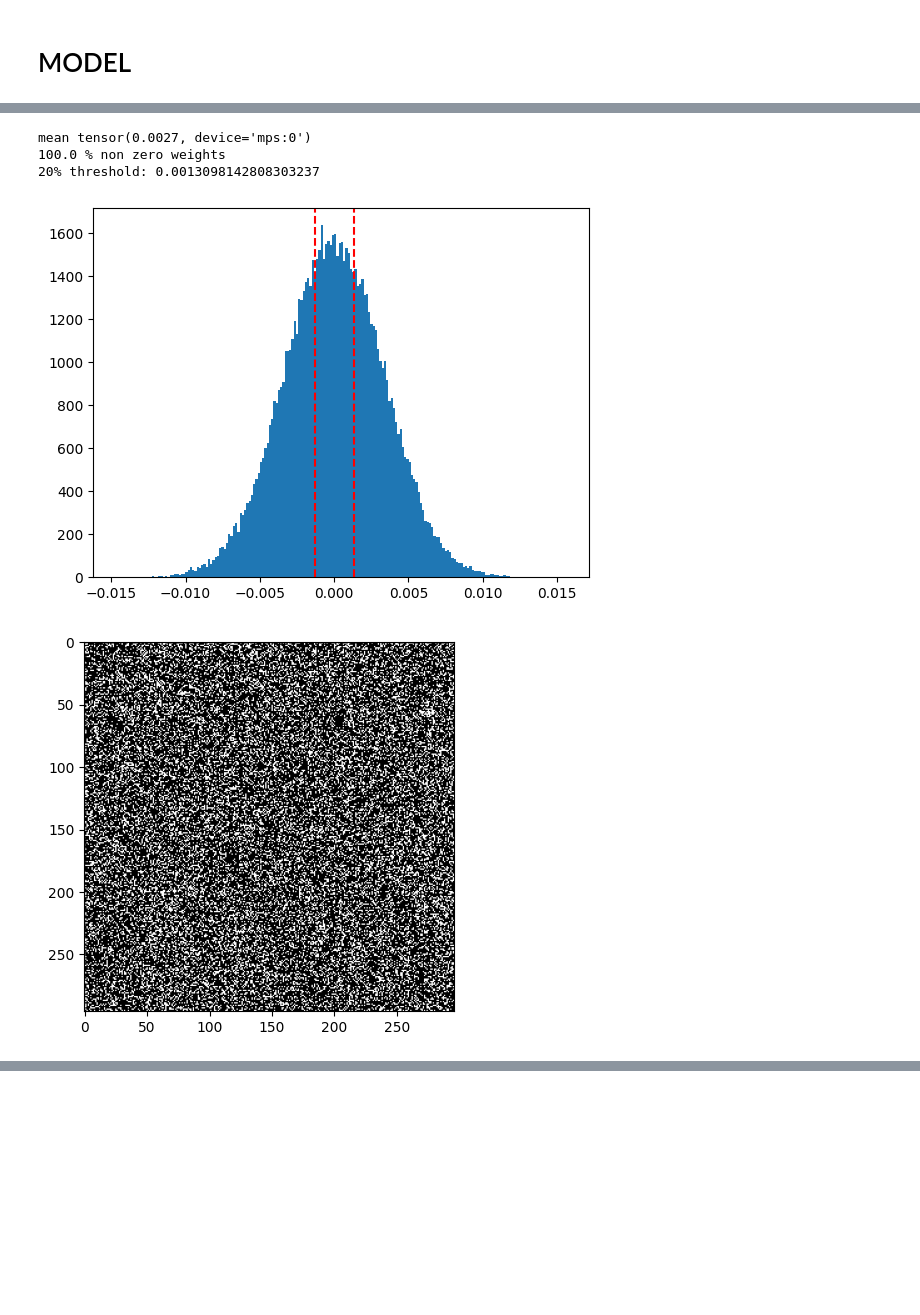
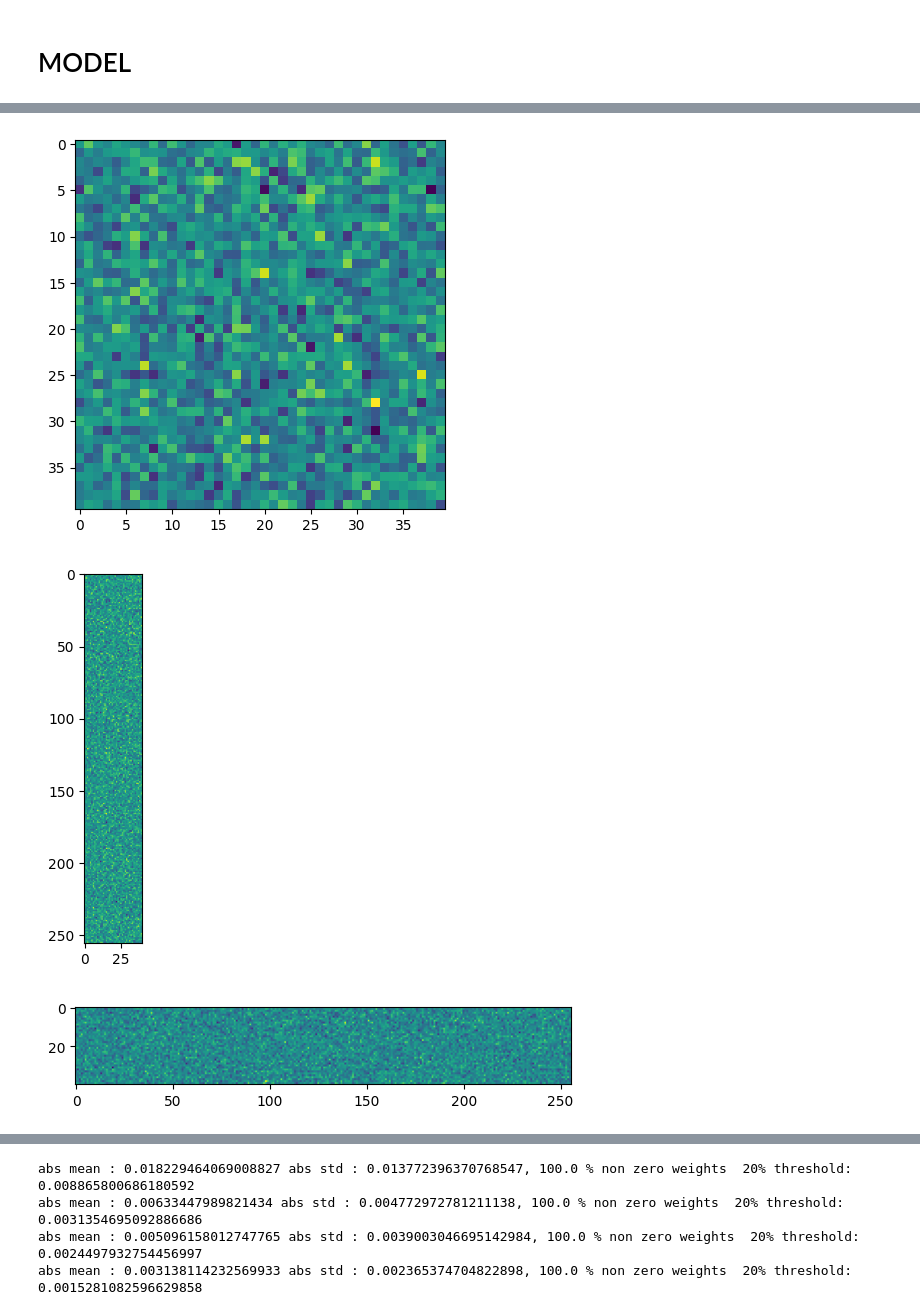
Before and after one commit to Aymco/language_models, a Jupyter notebook: my_makemore_loop.ipynb, the cells around one changed output, grey strips where cells are left out. Saved outputs shown, nothing was run; the diff lists cells and outputs as text; code cells hidden in the pictures; blank space fills up the shorter version.

Commit message:
splited loop layer

```diff
--- a/my_makemore_loop.ipynb
+++ b/my_makemore_loop.ipynb
@@ -634,34 +768,39 @@ Training time: 6 seconds
-# %%
-
-
-
-def show(layer):
-    if layer.__class__.__name__ == "Loop":
-        #loop_w[:n_embd * block_size, :n_out_hidden] = 0
-        #plt.imshow(loop_w)
-        loop_w = layer.layer.layers[0].weight
-        print("mean", loop_w.abs().mean())
-        print(f"{loop_w.count_nonzero()/ loop_w.nelement() *100} % non zero weights")
-
-
-        # calculate the 20% threshold
-        threshold = np.percentile(loop_w.abs().cpu().numpy(), 30)
-        print(f"20% threshold: {threshold}")
-
-        plt.hist(loop_w.flatten().cpu().numpy(), bins=200)
-        plt.axvline(x=-threshold, color='r', linestyle='--')
-        plt.axvline(x=threshold, color='r', linestyle='--')
-        plt.show()
-
-
-        # represent 20 % that are the closest to 0
-        plt.imshow(torch.abs(loop_w).cpu().numpy() > threshold, cmap= 'binary')
-        plt.show()
-
-model.call(show);
-# %% [output]
-mean tensor(0.0027, device='mps:0')
-100.0 % non zero weights
-20% threshold: 0.0013098142808303237
-[figure, removed]
-[figure, removed]
+# %%
+
+
+
+def find_loop(layer):
+    if layer.__class__.__name__ == "SplitSum":
+        for l in layer.layers:
+            global layers
+            layers.append(l)
+
+layers = []
+call(model, find_loop);
+
+for layer in layers:
+    loop_w = layer.weight
+    plt.imshow(loop_w.cpu().numpy())
+    # represent 20 % that are the closest to 0
+    # plt.imshow(torch.abs(loop_w).cpu().numpy() > threshold, cmap= 'binary')
+    plt.show()
+
+for layer in layers:
+    w = layer.weight
+    threshold = np.percentile(w.abs().cpu().numpy(), 30)
+    print(f"abs mean : {w.abs().mean().item()} abs std : {w.abs().std().item()}, {w.count_nonzero()/ w.nelement() *100} % non zero weights  20% threshold: {threshold}")
+    #plt.plot(np.histogram(w.flatten().cpu().numpy(), bins=200)[0])
+    # plot the histogram with the correct x axis
+    h = np.histogram(w.flatten().cpu().numpy(), bins=200, density=True)
+    plt.plot(h[1][:-1], h[0])
+
+plt.legend([f"layer {i}  {l.weight.shape}" for i, l in enumerate(layers)])
+
+w = torch.cat([layer.weight.flatten() for layer in layers], dim=0)
+threshold = np.percentile(w.abs().cpu().numpy(), 30)
+# plt.axvline(x=-threshold, color='r', linestyle='--')
+# plt.axvline(x=threshold, color='r', linestyle='--')
+# %% [output]
+[figure, added]
+[figure, added]
+[figure, added]
@@ -667,0 +808,4 @@ mean tensor(0.0027, device='mps:0')
+abs mean : 0.018229464069008827 abs std : 0.013772396370768547, 100.0 % non zero weights  20% threshold: 0.008865800686180592
+abs mean : 0.00633447989821434 abs std : 0.004772972781211138, 100.0 % non zero weights  20% threshold: 0.0031354695092886686
+abs mean : 0.005096158012747765 abs std : 0.0039003046695142984, 100.0 % non zero weights  20% threshold: 0.0024497932754456997
+abs mean : 0.003138114232569933 abs std : 0.002365374704822898, 100.0 % non zero weights  20% threshold: 0.0015281082596629858
```
Also changed, not shown: parts of 11 cells of this notebook.
